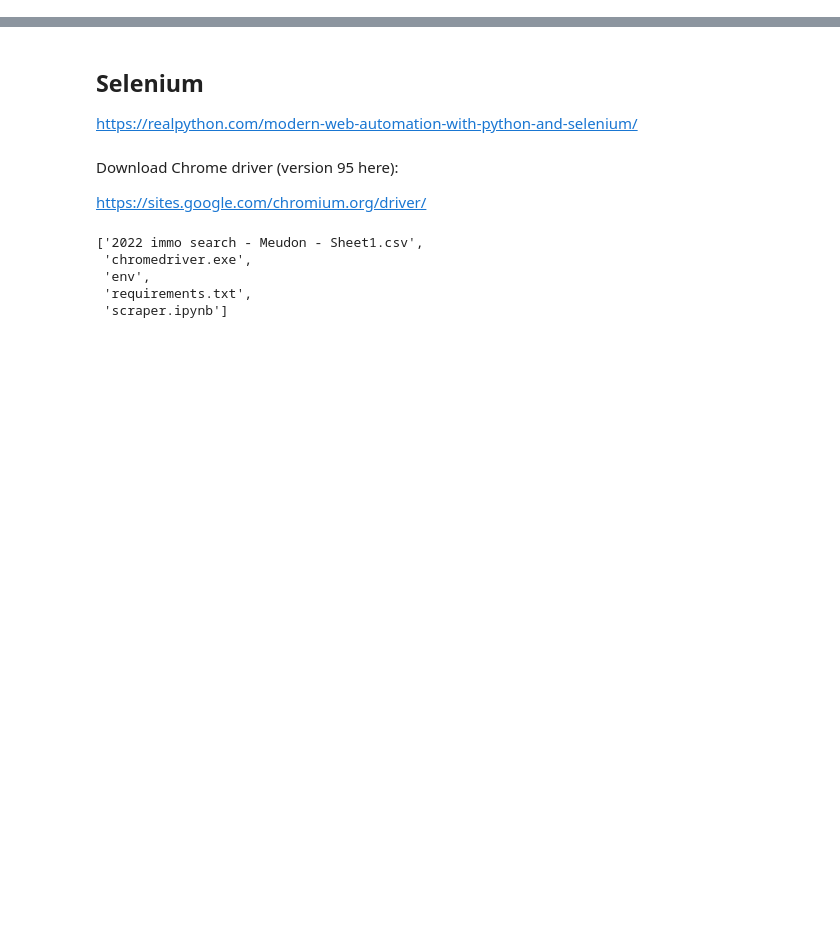
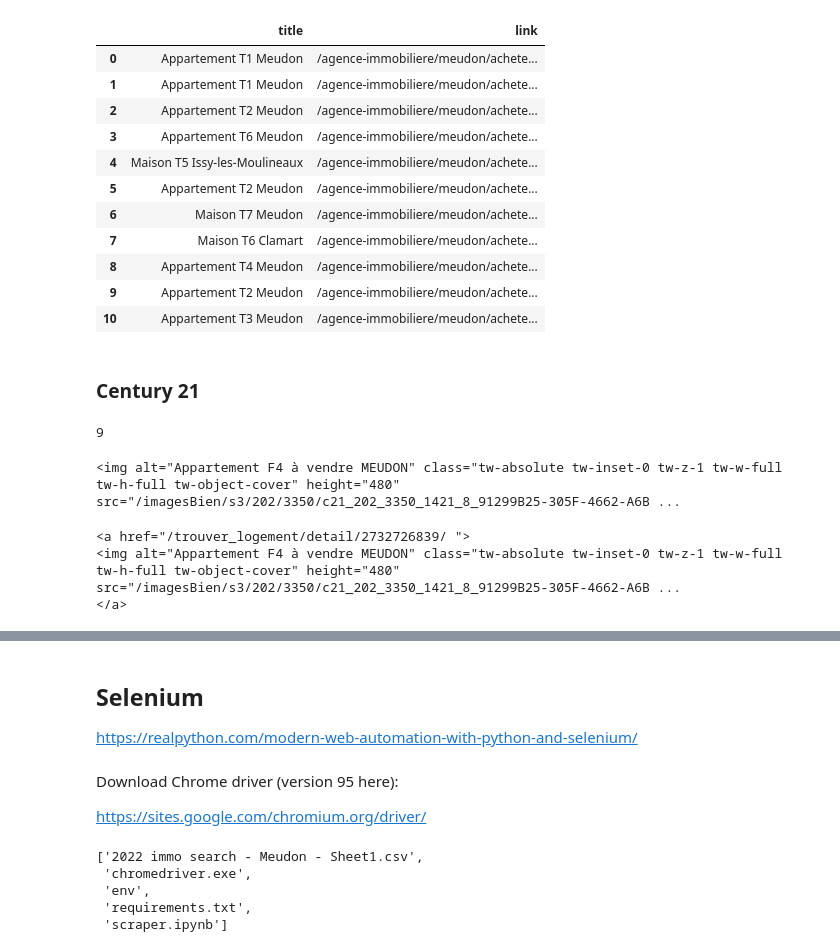
Before and after one commit to slevin48/immo-scraper, a Jupyter notebook: scraper.ipynb, the cells around one changed output, grey strips where cells are left out. Saved outputs shown, nothing was run; the diff lists cells and outputs as text; code cells hidden in the pictures; blank space fills up the shorter version.

```diff
--- a/scraper.ipynb
+++ b/scraper.ipynb
@@ -0,0 +13,3 @@
+# %%
+prop = soup.find_all(class_="property-card__hover")
+len(prop)
@@ -0,0 +18,3 @@
+# %%
+link = [k.a['href'] for k in prop]
+link
@@ -0,0 +113,3 @@
+# %%
+t = soup.find_all(class_="property-card__title")
+len(t)
@@ -0,0 +122,3 @@
+# %%
+title = [k.get_text(strip=True) for k in t]
+title
@@ -0,0 +153,18 @@
+# %%
+import pandas as pd
+pd.DataFrame(zip(title,link),columns=["title","link"])
+# %% [output]
+|  | title | link |
+| 0 | Appartement T1 Meudon | /agence-immobiliere/meudon/achete... |
+| 1 | Appartement T1 Meudon | /agence-immobiliere/meudon/achete... |
+| 2 | Appartement T2 Meudon | /agence-immobiliere/meudon/achete... |
+| 3 | Appartement T6 Meudon | /agence-immobiliere/meudon/achete... |
+| 4 | Maison T5 Issy-les-Moulineaux | /agence-immobiliere/meudon/achete... |
+| 5 | Appartement T2 Meudon | /agence-immobiliere/meudon/achete... |
+| 6 | Maison T7 Meudon | /agence-immobiliere/meudon/achete... |
+| 7 | Maison T6 Clamart | /agence-immobiliere/meudon/achete... |
+| 8 | Appartement T4 Meudon | /agence-immobiliere/meudon/achete... |
+| 9 | Appartement T2 Meudon | /agence-immobiliere/meudon/achete... |
+| 10 | Appartement T3 Meudon | /agence-immobiliere/meudon/achete... |
+# %% [markdown]
+### Century 21
@@ -0,0 +179,15 @@
+# %%
+prop = soup.find_all(class_="c-the-property-thumbnail-with-content")
+len(prop)
+# %% [output]
+9
+# %%
+prop[0].img
+# %% [output]
+<img alt="Appartement F4 à vendre MEUDON" class="tw-absolute tw-inset-0 tw-z-1 tw-w-full tw-h-full tw-object-cover" height="480" src="/imagesBien/s3/202/3350/c21_202_3350_1421_8_91299B25-305F-4662-A6B ...
+# %%
+prop[0].a
+# %% [output]
+<a href="/trouver_logement/detail/2732726839/ ">
+<img alt="Appartement F4 à vendre MEUDON" class="tw-absolute tw-inset-0 tw-z-1 tw-w-full tw-h-full tw-object-cover" height="480" src="/imagesBien/s3/202/3350/c21_202_3350_1421_8_91299B25-305F-4662-A6B ...
+</a>
```
Also changed, not shown: parts of 39 cells of this notebook, 2 other files.
